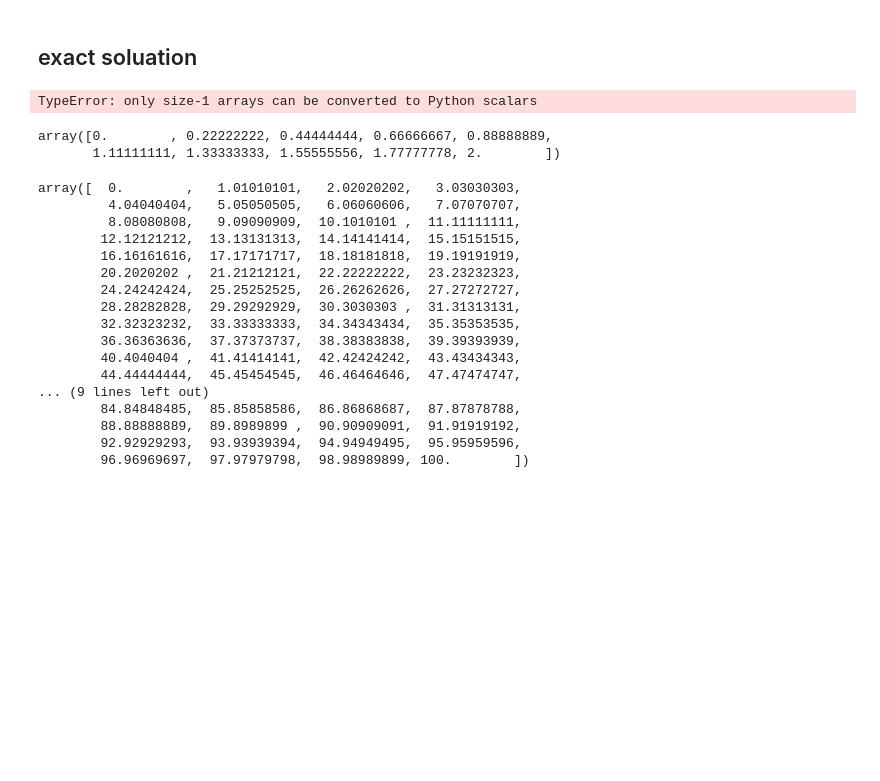
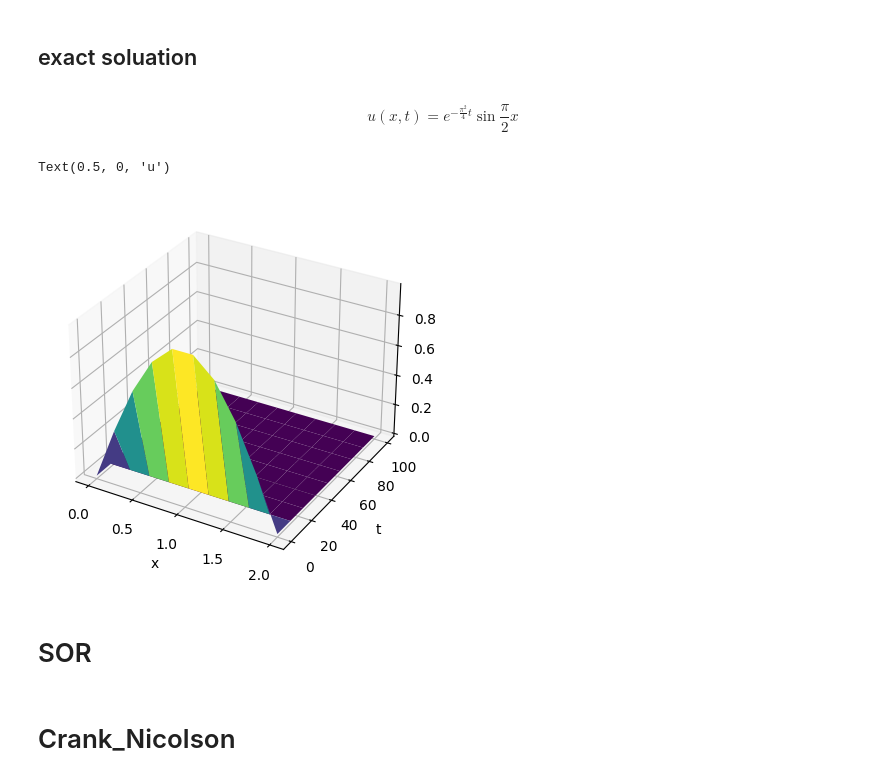
Before and after one commit to leoliu5550/numerical, a Jupyter notebook: Crank_Nicolson_Method.ipynb, the cells around one changed output. Drawn from its saved outputs; the diff is of its cells as text; code cells hidden in the pictures; blank space fills up the shorter version.

```diff
--- a/Crank_Nicolson_Method.ipynb
+++ b/Crank_Nicolson_Method.ipynb
@@ -12,9 +12,8 @@ $$ \frac{\partial u}{\partial t}-\frac{\partial^{2} u}{\partial x^{2}} = 0$$
 $$0< x<2,0<t \\ u(0,t)=u(2,t)=0,0<t  \\ u(x,0) = sin(\frac{\pi}{2}x)$$
 # %% [markdown]
 ## exact soluation
+# %% [markdown]
+$$u(x,t) = e^{-\frac{\pi^{2}}{4}t}\sin{\frac{\pi}{2}x}$$
 # %%
-def exact_soluation(x_range, t_range):
-    ans = []
-
-    ans.append(math.exp(-math.pi*t/4)*math.sin(math.pi*x/2))
-    return ans
+def exact_solution(x, t):
+    return np.exp(-((np.pi**2) * t)/4) * np.sin((np.pi * x)/2)
@@ -21,32 +29,20 @@ def exact_soluation(x_range, t_range):
 # %%
-x = np.linspace(0, 2, num=10)
-tim = np.linspace(0,100,num = 100)
+h = 10
+h_sep = 2/h
+k = 9
+k_sep = 100/k
+x = np.linspace(0, 2, num=h)
+tim = np.linspace(0,100,num = k)
+x,t = np.meshgrid(x,tim)
-# %%
-exact_soluation(x,tim)
-# %% [output]
-TypeError: only size-1 arrays can be converted to Python scalars
 # %%
-x
+u = exact_solution(x,t)
+ax = plt.axes(projection='3d')
+ax.plot_surface(x,t,u, cmap='viridis')
+ax.set_xlabel('x')
+ax.set_ylabel('t')
+ax.set_zlabel('u')
 # %% [output]
-array([0.        , 0.22222222, 0.44444444, 0.66666667, 0.88888889,
-       1.11111111, 1.33333333, 1.55555556, 1.77777778, 2.        ])
+Text(0.5, 0, 'u')
+[figure, added]
-# %%
-tim
-# %% [output]
-array([  0.        ,   1.01010101,   2.02020202,   3.03030303,
-         4.04040404,   5.05050505,   6.06060606,   7.07070707,
-         8.08080808,   9.09090909,  10.1010101 ,  11.11111111,
-        12.12121212,  13.13131313,  14.14141414,  15.15151515,
-        16.16161616,  17.17171717,  18.18181818,  19.19191919,
-        20.2020202 ,  21.21212121,  22.22222222,  23.23232323,
-        24.24242424,  25.25252525,  26.26262626,  27.27272727,
-        28.28282828,  29.29292929,  30.3030303 ,  31.31313131,
-        32.32323232,  33.33333333,  34.34343434,  35.35353535,
-        36.36363636,  37.37373737,  38.38383838,  39.39393939,
-        40.4040404 ,  41.41414141,  42.42424242,  43.43434343,
-        44.44444444,  45.45454545,  46.46464646,  47.47474747,
-... (9 lines left out)
-        84.84848485,  85.85858586,  86.86868687,  87.87878788,
-        88.88888889,  89.8989899 ,  90.90909091,  91.91919192,
-        92.92929293,  93.93939394,  94.94949495,  95.95959596,
-        96.96969697,  97.97979798,  98.98989899, 100.        ])
+# %% [markdown]
+# SOR
@@ -52,0 +79,2 @@ array([  0.        ,   1.01010101,   2.02020202,   3.03030303,
+# %% [markdown]
+# Crank_Nicolson
```
Also changed, not shown: parts of 6 cells of this notebook, 3 other files.
